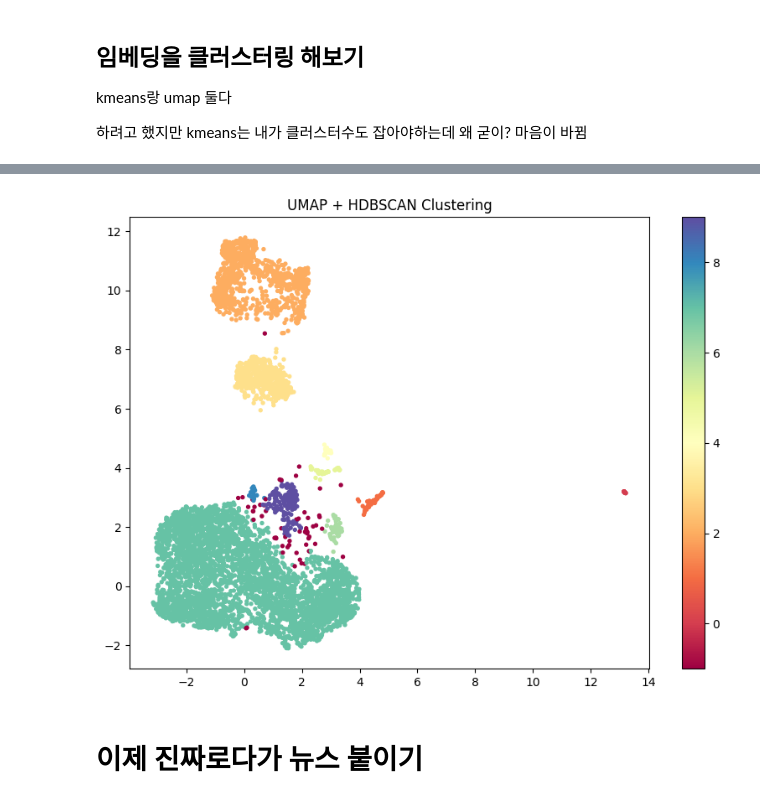
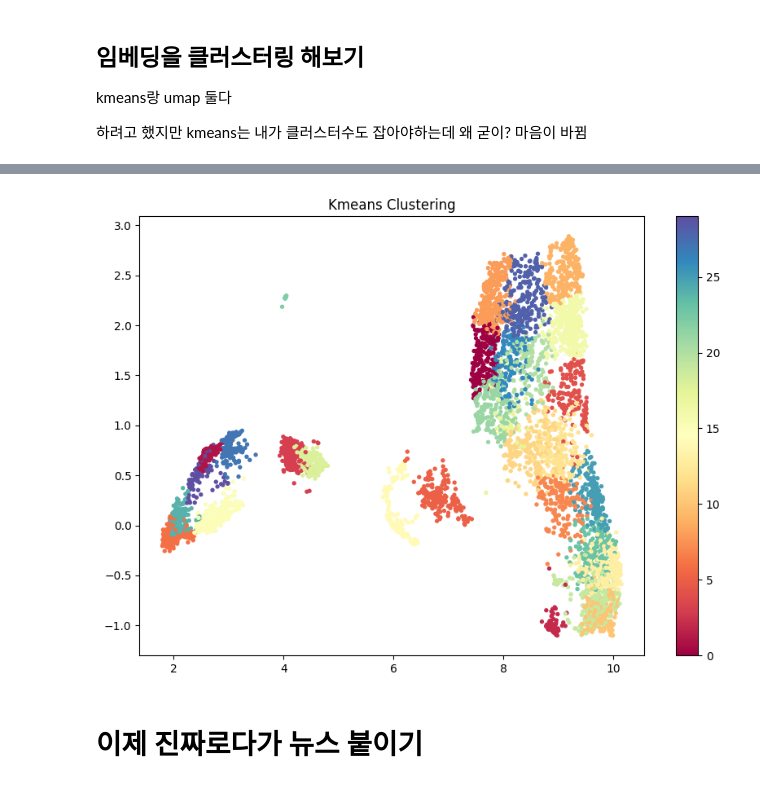
Before and after one commit to Market-Plan-B/Market-Plan-B-AI, a Jupyter notebook: market-tower/진짜데이터분석.ipynb, the cells around one changed output, grey strips where cells are left out. Cells and saved outputs as stored; diff of their text form; code cells hidden in the pictures.

```diff
--- a/market-tower/진짜데이터분석.ipynb
+++ b/market-tower/진짜데이터분석.ipynb
@@ -1203,25 +1279,37 @@ kmeans랑 umap 둘다
 # %%
+
 import umap
 import hdbscan
+import numpy as np
 
 embeddings = np.array([item["summary_embedding"] for item in news])
 
-# UMAP 차원 축소
+# 1) 64 → 20차원 UMAP
 umap_model = umap.UMAP(
-    n_components=2,
-    n_neighbors=15,
-    min_dist=0.1,
+    n_components=20,
+    n_neighbors=30,   # 조금 더 global 구조 보고
+    min_dist=0.0,
     random_state=42
 )
-emb_2d = umap_model.fit_transform(embeddings)
+emb_20d = umap_model.fit_transform(embeddings)
 
-# HDBSCAN 본 클러스터링
+# 2-a) 20차원에서 HDBSCAN (좀 더 잘게)
 clusterer = hdbscan.HDBSCAN(
-    min_cluster_size=12,    # 군집 하나의 최소 크기
+    min_cluster_size=50,      # 전체 뉴스 개수 보고 조정
+    min_samples=10,
     metric='euclidean'
 )
-labels_hdbscan = clusterer.fit_predict(emb_2d)
+labels_hdb = clusterer.fit_predict(emb_20d)
 
-for item, label in zip(news, labels_hdbscan):
-    item["cluster_hdbscan"] = int(label)
+for item, label in zip(news, labels_hdb):
+    item["cluster_hdbscan_20d"] = int(label)
+
+# 2-b) 혹은 20차원에서 KMeans 30개
+from sklearn.cluster import KMeans
+
+kmeans = KMeans(n_clusters=30, random_state=42, n_init=10)
+labels_km = kmeans.fit_predict(emb_20d)
+
+for item, label in zip(news, labels_km):
+    item["cluster_umap20_kmeans30"] = int(label)
 # %%
@@ -1350,13 +1734,22 @@ Cluster 8 (27)
 # %%
+# import matplotlib.pyplot as plt
+
+# plt.figure(figsize=(10,7))
+# plt.scatter(emb_2d[:, 0], emb_2d[:, 1], c=labels_hdbscan, cmap='Spectral', s=8)
+# plt.colorbar()
+# plt.title("UMAP + HDBSCAN Clustering")
+# plt.show()
+
+
 import matplotlib.pyplot as plt
 
 plt.figure(figsize=(10,7))
-plt.scatter(emb_2d[:, 0], emb_2d[:, 1], c=labels_hdbscan, cmap='Spectral', s=8)
+plt.scatter(emb_20d[:, 0], emb_20d[:, 1], c=labels_km, cmap='Spectral', s=8)
 plt.colorbar()
-plt.title("UMAP + HDBSCAN Clustering")
+plt.title("Kmeans Clustering")
 plt.show()
 # %% [output]
-[figure, old version]
+[figure, new version]
 # %% [markdown]
 # 이제 진짜로다가 뉴스 붙이기
 # %%
```
Also changed, not shown: parts of 18 cells of this notebook, 6 other files.
